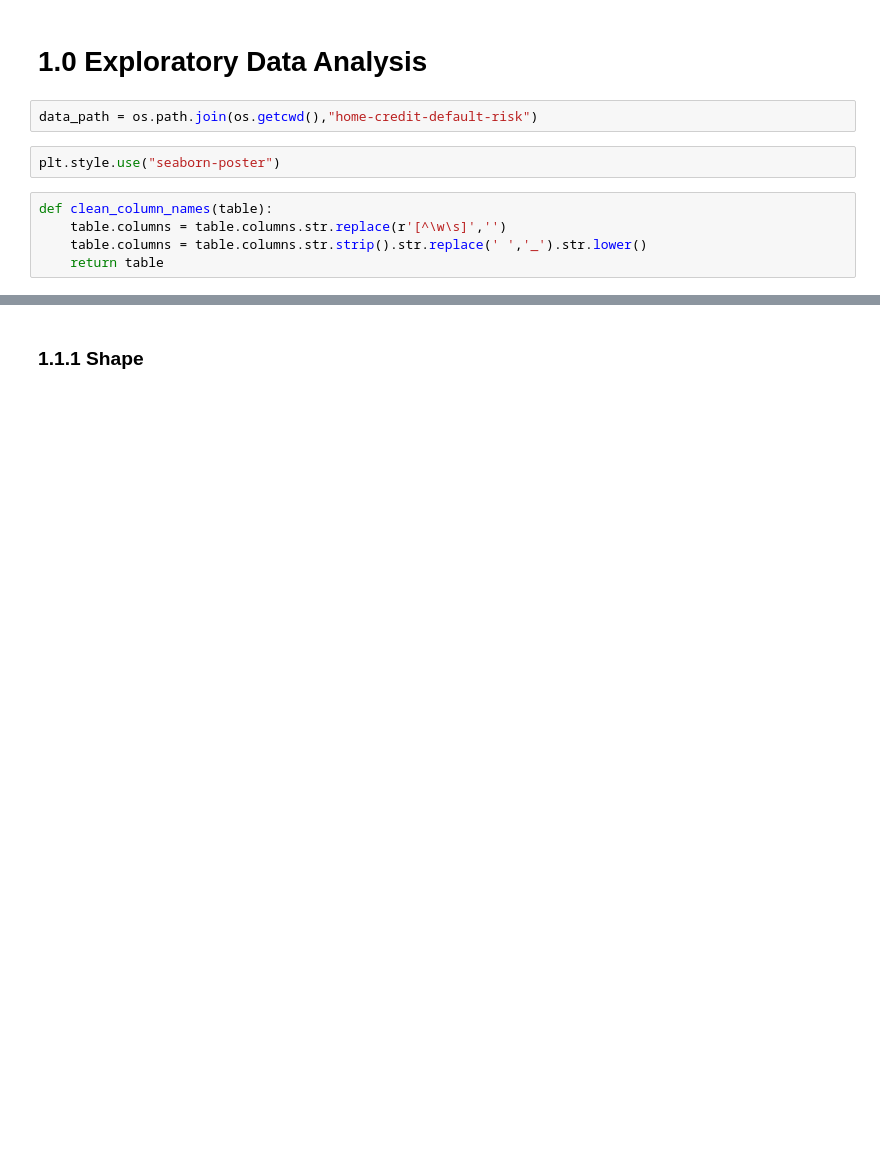
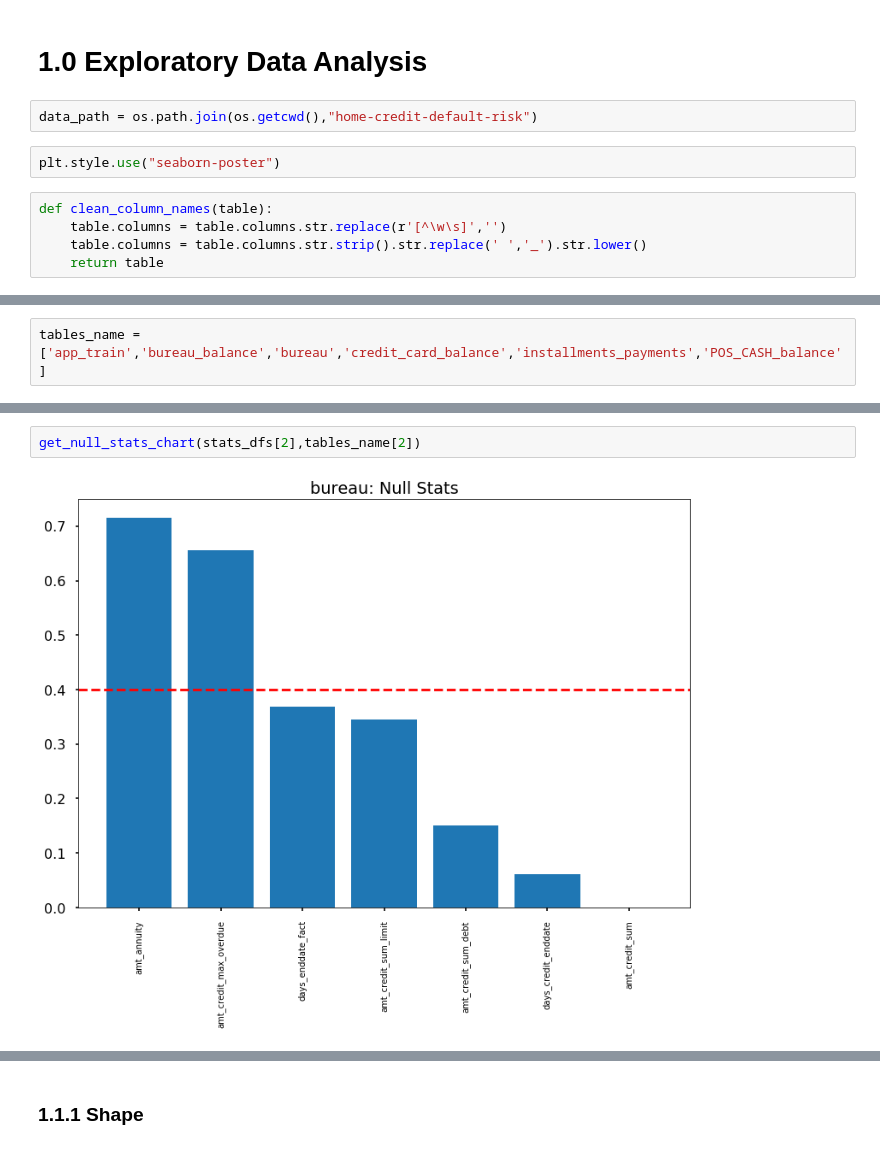
Before and after one commit to xcao38/data_mining_pjt, a Jupyter notebook: credit_defult_risk.ipynb, the cells around one changed output, grey strips where cells are left out. Cells and saved outputs as stored; diff of their text form; blank space fills up the shorter version.

```diff
--- a/credit_defult_risk.ipynb
+++ b/credit_defult_risk.ipynb
@@ -20,0 +69,2 @@ def clean_column_names(table):
+# %%
+tables_name = ['app_train','bureau_balance','bureau','credit_card_balance','installments_payments','POS_CASH_balance']
@@ -20,0 +92,4 @@ def clean_column_names(table):
+# %%
+get_null_stats_chart(stats_dfs[2],tables_name[2])
+# %% [output]
+[figure, added]
```
Also changed, not shown: parts of 224 cells of this notebook.
